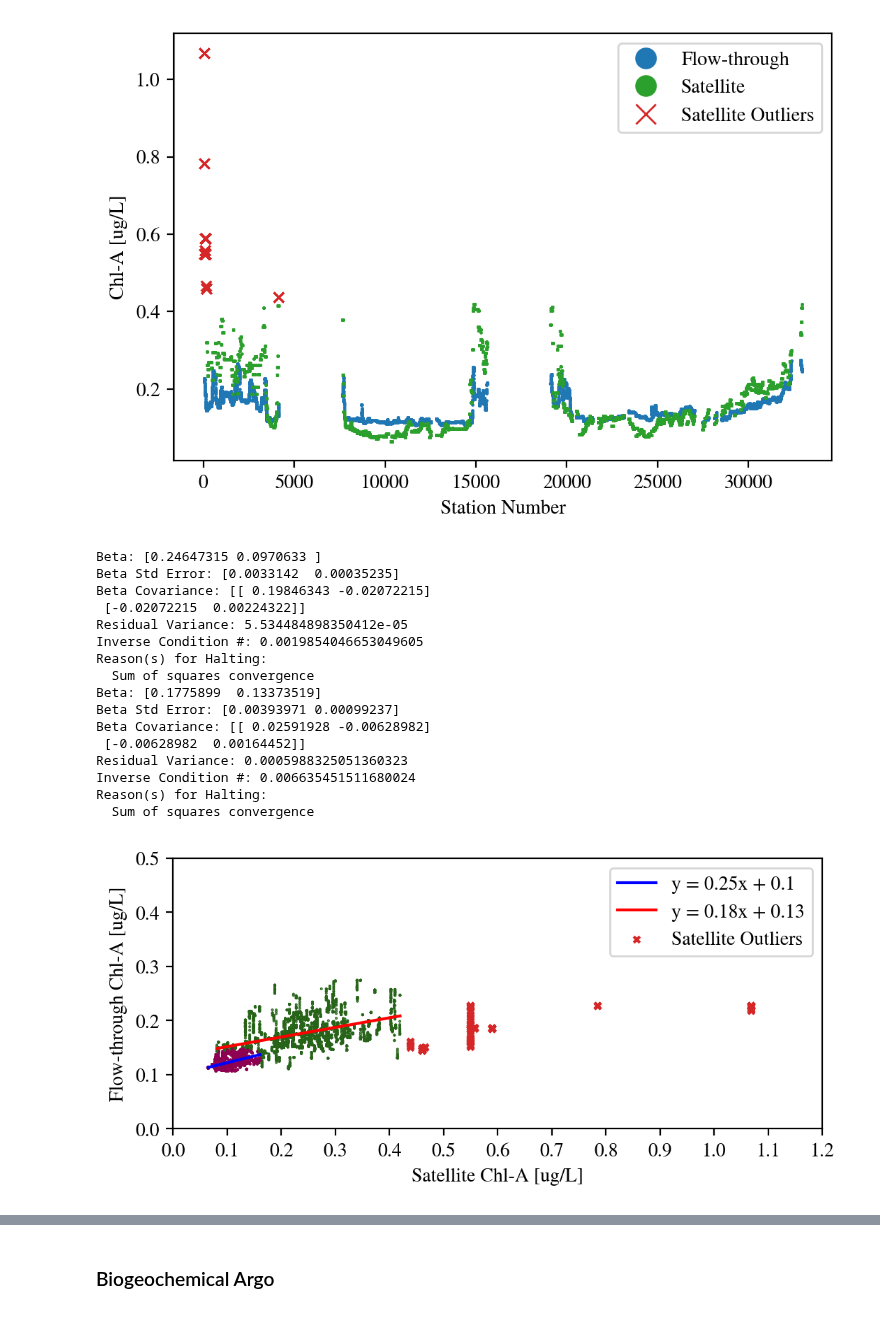
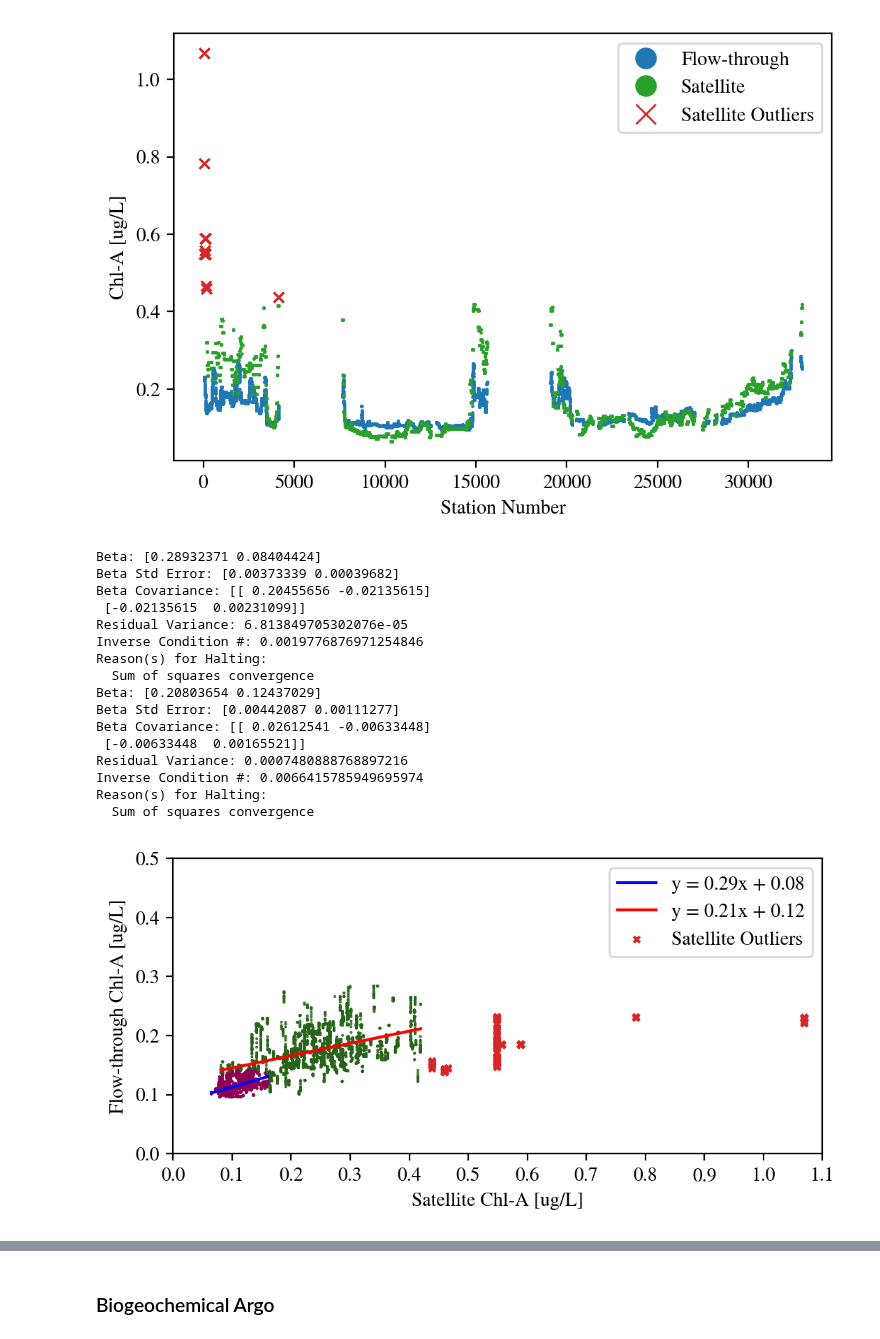
Before and after one commit to AmyPhung/chl-a-comparison, a Jupyter notebook: Revised Figures (Histograms, Satellite Comparisons).ipynb, the cells around one changed output, grey strips where cells are left out. Saved outputs shown, nothing was run; the diff lists cells and outputs as text; code cells hidden in the pictures.

```diff
--- a/Revised Figures (Histograms, Satellite Comparisons).ipynb
+++ b/Revised Figures (Histograms, Satellite Comparisons).ipynb
@@ -38,0 +51,4 @@ compiled_results.head()
+# %%
+# Updating dataframe
+new_ft_data = pd.read_csv('data/compiled-data/8-16results1.csv', index_col=0)
+compiled_results["Chl-A"] = new_ft_data["Chl-A"]
@@ -267,47 +293,47 @@ ft_sat_line1 = BestFitLine(x1, y1)
 eq1 = "y = " + str(round(ft_sat_line1.slope,2)) + \
       "x + " + str(round(ft_sat_line1.intercept,2))
 
 xp = np.linspace(x1.min(), x1.max(), 100)
 plt.plot(xp, ft_sat_line1.computeY(xp), 'r-', label=eq1)
 
 # Plot Clusters
 plt.scatter(X[:, 0], X[:, 1], c=labels, s=0.2, cmap='PiYG', zorder=2)
 
 plt.axis("equal")
 
 plt.xlabel("Satellite Chl-A [ug/L]")
 plt.ylabel("Flow-through Chl-A [ug/L]")
 
 plt.scatter(ft_sat_outliers["New Sat Chl-A"],
             ft_sat_outliers["Chl-A"],
             s=10, c="tab:red", marker='x', label="Satellite Outliers")
 
 major_ticks = np.arange(0, 1.5, 0.1)
 plt.xticks(major_ticks)
 plt.yticks(major_ticks)
-plt.xlim([0,1.2])
+plt.xlim([0,1.1])
 plt.ylim([0,0.5])
 plt.legend()
 
 plt.gca().set_aspect('equal', adjustable='box')
 # %% [output]
-Beta: [0.24647315 0.0970633 ]
-Beta Std Error: [0.0033142  0.00035235]
-Beta Covariance: [[ 0.19846343 -0.02072215]
- [-0.02072215  0.00224322]]
-Residual Variance: 5.534484898350412e-05
-Inverse Condition #: 0.0019854046653049605
+Beta: [0.28932371 0.08404424]
+Beta Std Error: [0.00373339 0.00039682]
+Beta Covariance: [[ 0.20455656 -0.02135615]
+ [-0.02135615  0.00231099]]
+Residual Variance: 6.813849705302076e-05
+Inverse Condition #: 0.0019776876971254846
 Reason(s) for Halting:
   Sum of squares convergence
-Beta: [0.1775899  0.13373519]
-Beta Std Error: [0.00393971 0.00099237]
-Beta Covariance: [[ 0.02591928 -0.00628982]
- [-0.00628982  0.00164452]]
-Residual Variance: 0.0005988325051360323
-Inverse Condition #: 0.006635451511680024
+Beta: [0.20803654 0.12437029]
+Beta Std Error: [0.00442087 0.00111277]
+Beta Covariance: [[ 0.02612541 -0.00633448]
+ [-0.00633448  0.00165521]]
+Residual Variance: 0.0007480888768897216
+Inverse Condition #: 0.0066415785949695974
 Reason(s) for Halting:
   Sum of squares convergence
-[figure, old version]
+[figure, new version]
 # %%
 data0 = (y0-x0)/((y0+x0)/2)*100
 data1 = (y1-x1)/((y1+x1)/2)*100
```
Also changed, not shown: parts of 9 cells of this notebook.
